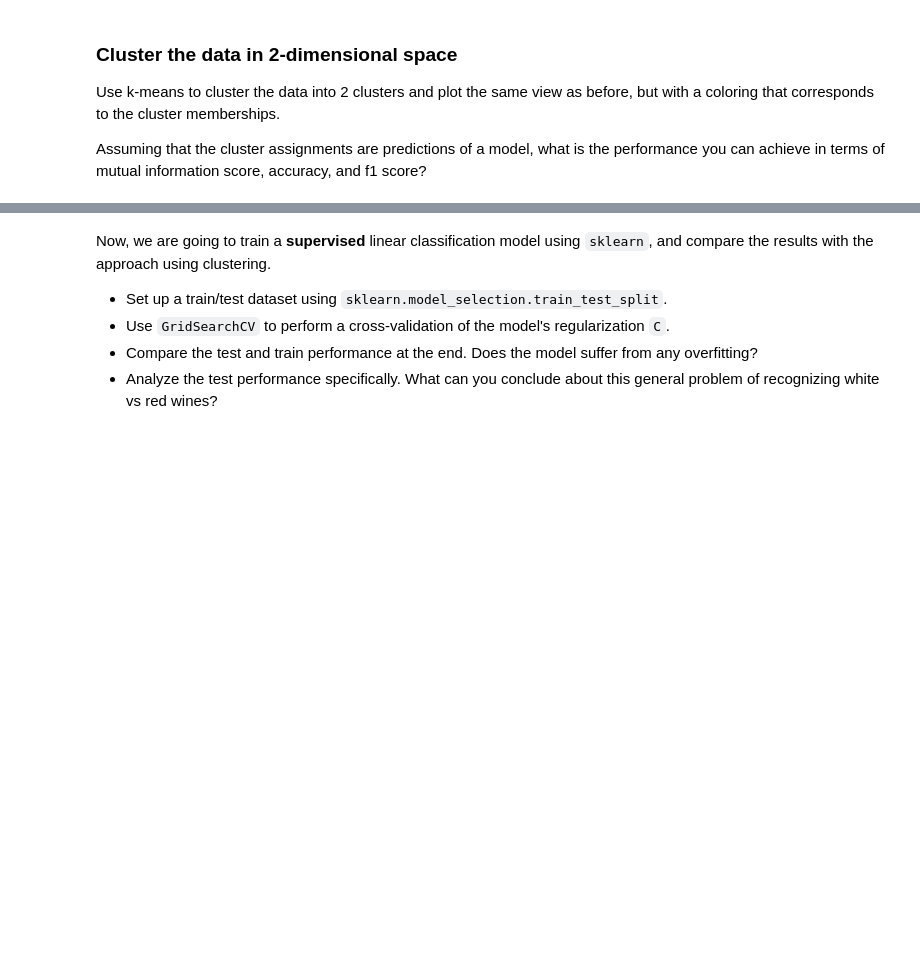
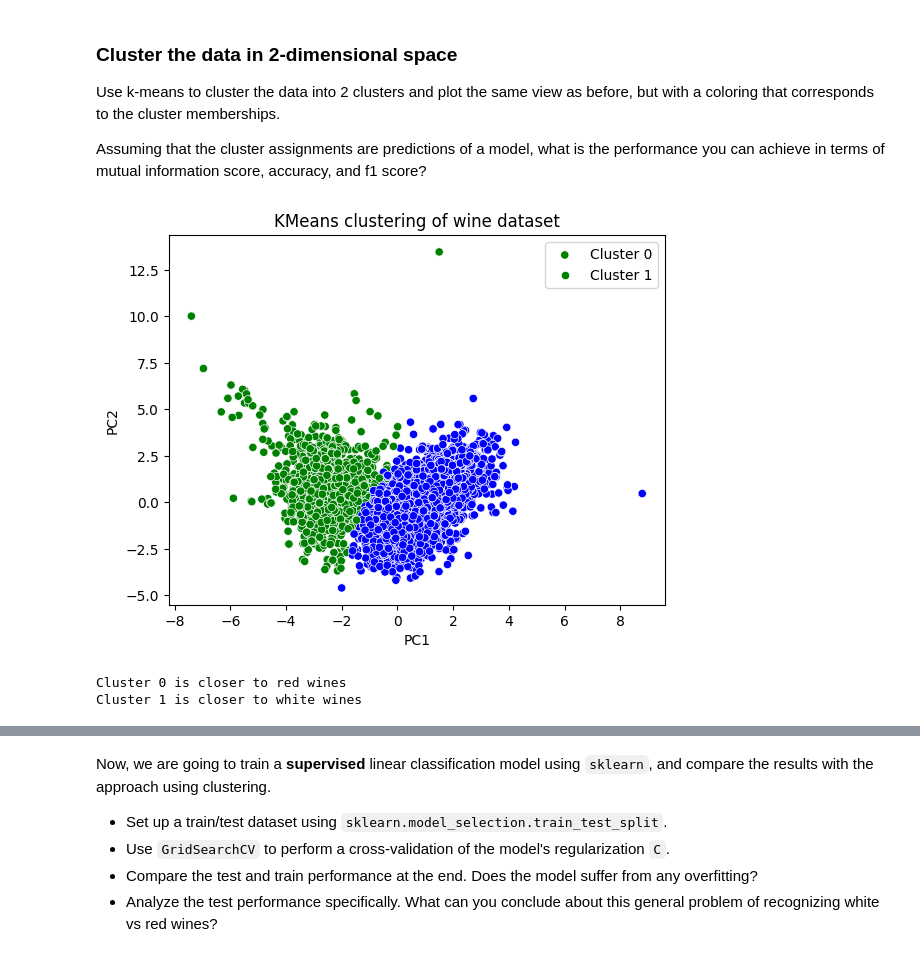
Before and after one commit to hei-isc-ml-stud/w4-isc-ml-imfeldd, a Jupyter notebook: week4-assignment.ipynb, the cells around one changed output, grey strips where cells are left out. Saved outputs shown, nothing was run; the diff lists cells and outputs as text; code cells hidden in the pictures; blank space fills up the shorter version.

```diff
--- a/week4-assignment.ipynb
+++ b/week4-assignment.ipynb
@@ -362,0 +355,16 @@ Assuming that the cluster assignments are predictions of a model, what is the pe
+# %%
+from sklearn.cluster import KMeans
+
+kmeans = KMeans(n_clusters=2, random_state=42)
+kmeans.fit(X_scaled)
+X_clustered = kmeans.predict(X_scaled)
+
+palette = {0: "green", 1: "blue"}
+sns.scatterplot(x=X_pca[:, 0], y=X_pca[:, 1], palette=palette, hue=X_clustered)
+plt.xlabel("PC1")
+plt.ylabel("PC2")
+plt.title("KMeans clustering of wine dataset")
+plt.legend(labels=["Cluster 0", "Cluster 1"])
+plt.show()
+# %% [output]
+[figure, added]
@@ -362,0 +373,24 @@ Assuming that the cluster assignments are predictions of a model, what is the pe
+# %%
+# transform the cluster centers to PCA space
+kmeans_centers_pca_space = pca.transform(kmeans.cluster_centers_)
+
+# transform the red and white wines points to PCA space
+pca_white_points = pca.transform(X_scaled[X["color_encoded"] == 1])
+pca_red_points = pca.transform(X_scaled[X["color_encoded"] == 0])
+
+# calculate the center of the red and white wines in PCA space
+pca_white_center = pca_white_points.mean(axis=0)
+pca_red_center = pca_red_points.mean(axis=0)
+
+# find out which cluster is closer to the red and white wines
+distances_to_red = np.linalg.norm(kmeans_centers_pca_space - pca_red_center, axis=1)
+distances_to_white = np.linalg.norm(kmeans_centers_pca_space - pca_white_center, axis=1)
+
+cluster_red = np.argmin(distances_to_red)
+cluster_white = np.argmin(distances_to_white)
+
+print(f"Cluster {cluster_red} is closer to red wines")
+print(f"Cluster {cluster_white} is closer to white wines")
+# %% [output]
+Cluster 0 is closer to red wines
+Cluster 1 is closer to white wines
```
Also changed, not shown: parts of 66 cells of this notebook, 3 other files.
